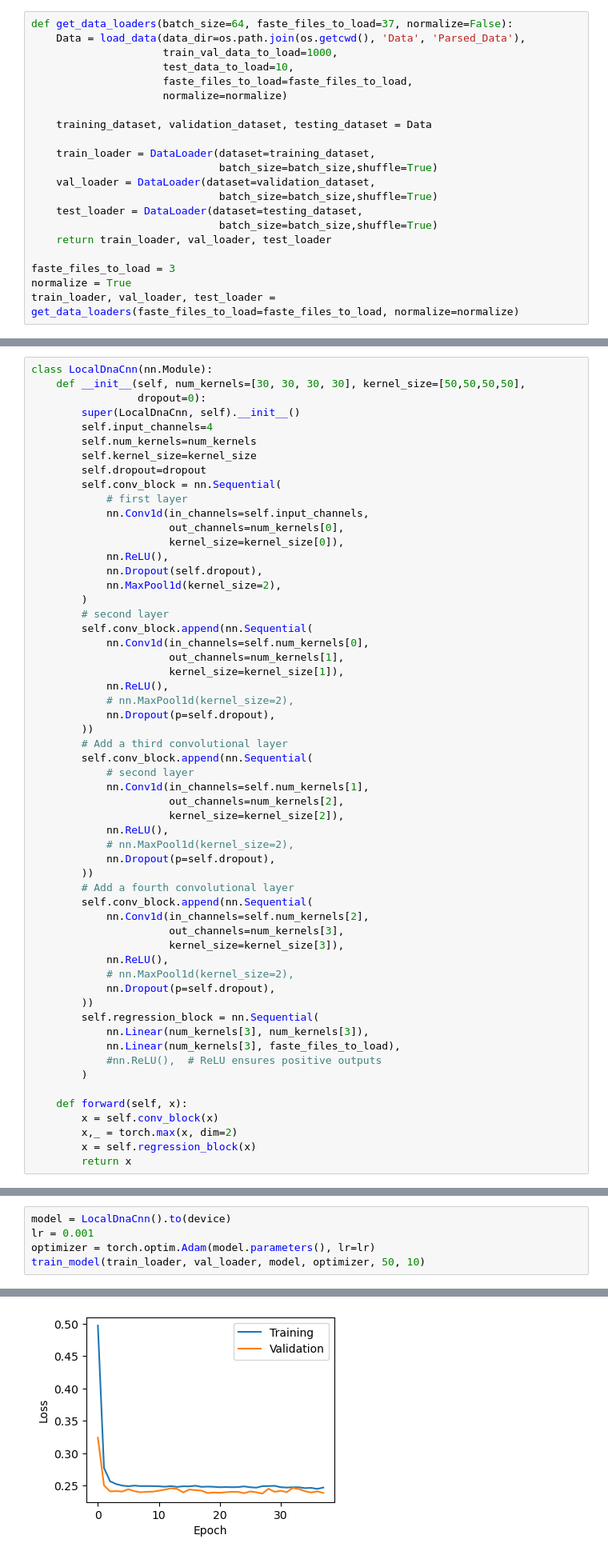
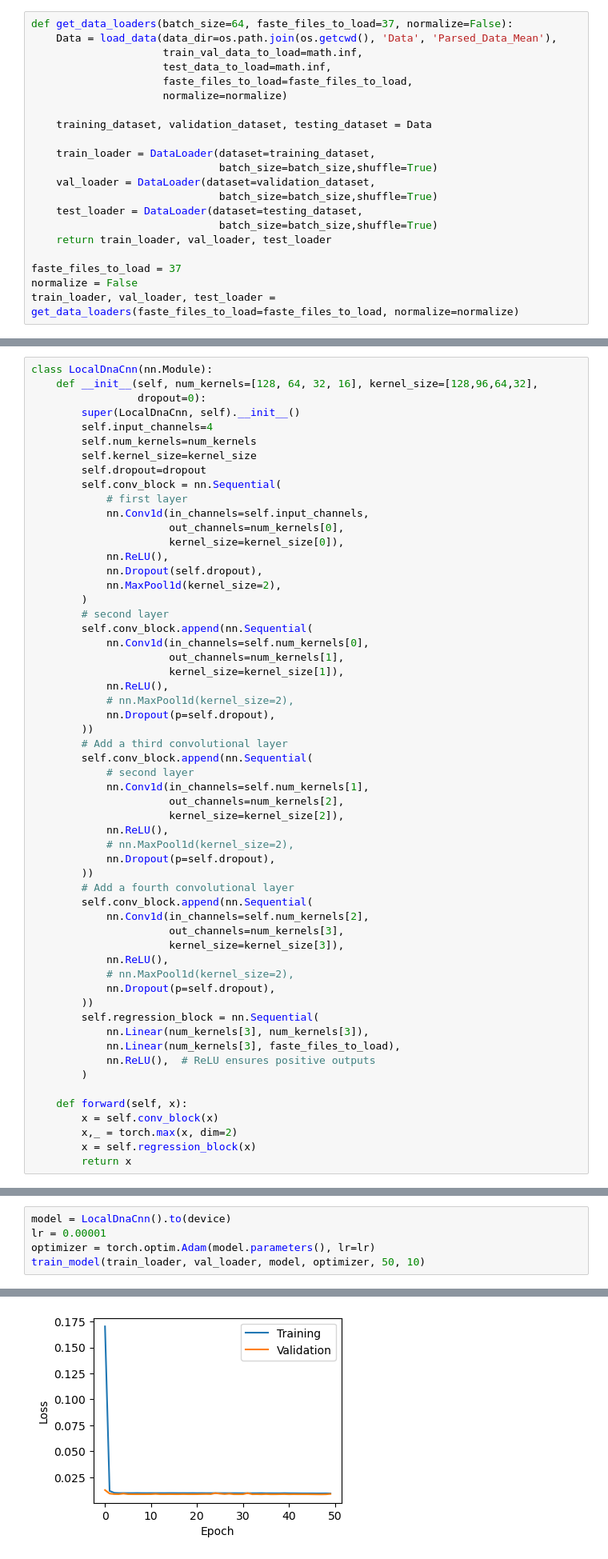
Before and after one commit to tedmonyak/CS525Arabidopsis, a Jupyter notebook: Model_Trainer.ipynb, the cells around one changed output, grey strips where cells are left out. Shown at 80% size. Drawn from its saved outputs; the diff is of its cells as text.

```diff
--- a/Model_Trainer.ipynb
+++ b/Model_Trainer.ipynb
@@ -24,9 +25,9 @@ Using mps device
 # Load Data
 # %%
 def get_data_loaders(batch_size=64, faste_files_to_load=37, normalize=False):
-    Data = load_data(data_dir=os.path.join(os.getcwd(), 'Data', 'Parsed_Data'),
-                     train_val_data_to_load=1000,
-                     test_data_to_load=10,
+    Data = load_data(data_dir=os.path.join(os.getcwd(), 'Data', 'Parsed_Data_Mean'),
+                     train_val_data_to_load=math.inf,
+                     test_data_to_load=math.inf,
                      faste_files_to_load=faste_files_to_load,
                      normalize=normalize)
 
@@ -40,8 +41,8 @@ def get_data_loaders(batch_size=64, faste_files_to_load=37, normalize=False):
                               batch_size=batch_size,shuffle=True)
     return train_loader, val_loader, test_loader
 
-faste_files_to_load = 3
-normalize = True
+faste_files_to_load = 37
+normalize = False
 train_loader, val_loader, test_loader = get_data_loaders(faste_files_to_load=faste_files_to_load, normalize=normalize)
 # %% [output]
 Loading sequences from sequences.fasta
@@ -101,7 +126,7 @@ class DnaCnn(nn.Module):
         return x
 # %%
 class LocalDnaCnn(nn.Module):
-    def __init__(self, num_kernels=[30, 30, 30, 30], kernel_size=[50,50,50,50],
+    def __init__(self, num_kernels=[128, 64, 32, 16], kernel_size=[128,96,64,32],
                  dropout=0):
         super(LocalDnaCnn, self).__init__()
         self.input_channels=4
@@ -148,7 +173,7 @@ class LocalDnaCnn(nn.Module):
         self.regression_block = nn.Sequential(
             nn.Linear(num_kernels[3], num_kernels[3]),
             nn.Linear(num_kernels[3], faste_files_to_load),
-            #nn.ReLU(),  # ReLU ensures positive outputs
+            nn.ReLU(),  # ReLU ensures positive outputs
         )
 
     def forward(self, x):
@@ -241,7 +266,7 @@ def train_model(train_loader, val_loader, model, optimizer, epochs, patience=10)
 ### Train
 # %%
 model = LocalDnaCnn().to(device)
-lr = 0.001
+lr = 0.00001
 optimizer = torch.optim.Adam(model.parameters(), lr=lr)
 train_model(train_loader, val_loader, model, optimizer, 50, 10)
 # %% [output]
@@ -264,5 +289,5 @@ Early Stopping!
 Done!
-[figure, old version]
+[figure, new version]
 # %% [markdown]
 ### Save Model
 # %%
```
Also changed, not shown: parts of 9 cells of this notebook, 2 other files.
